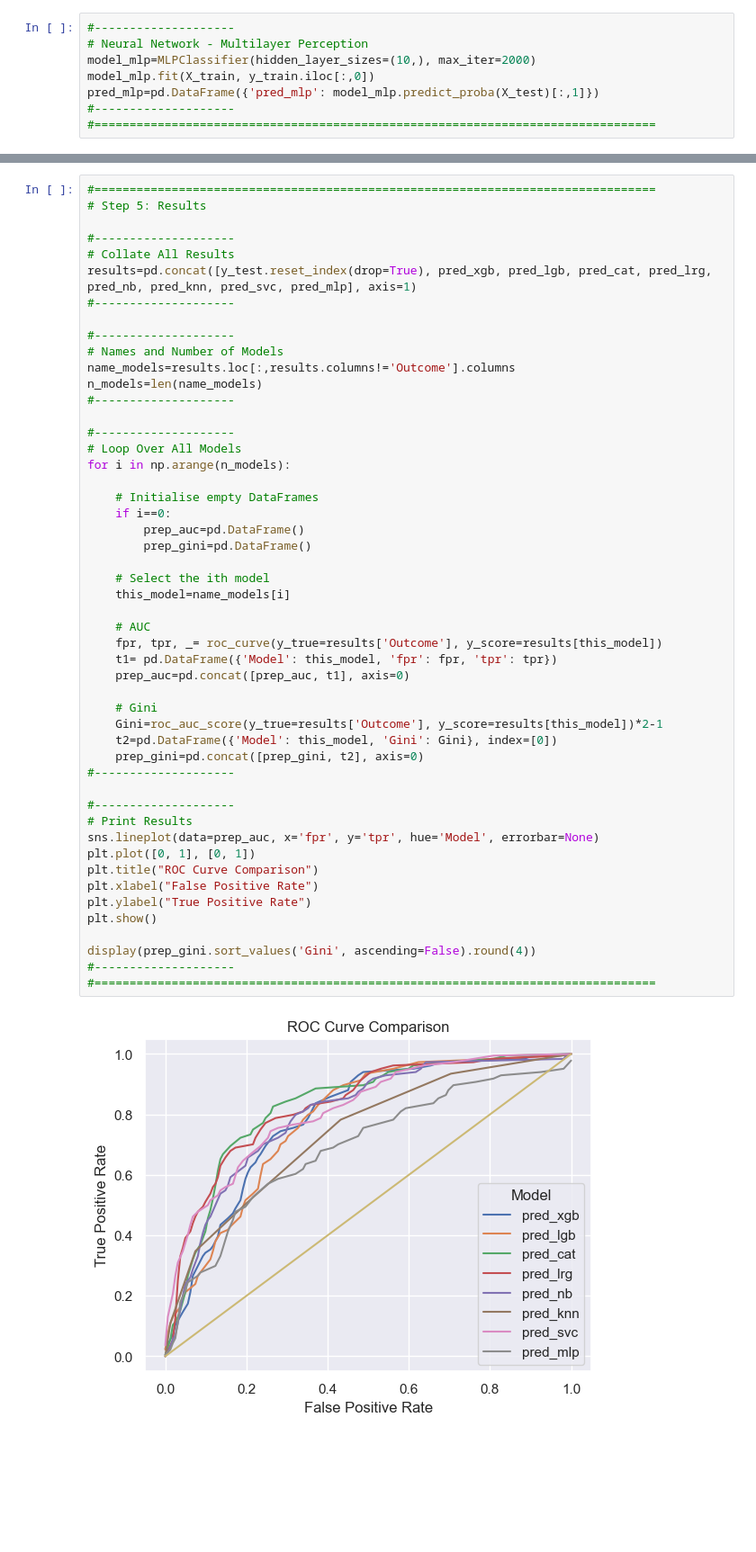
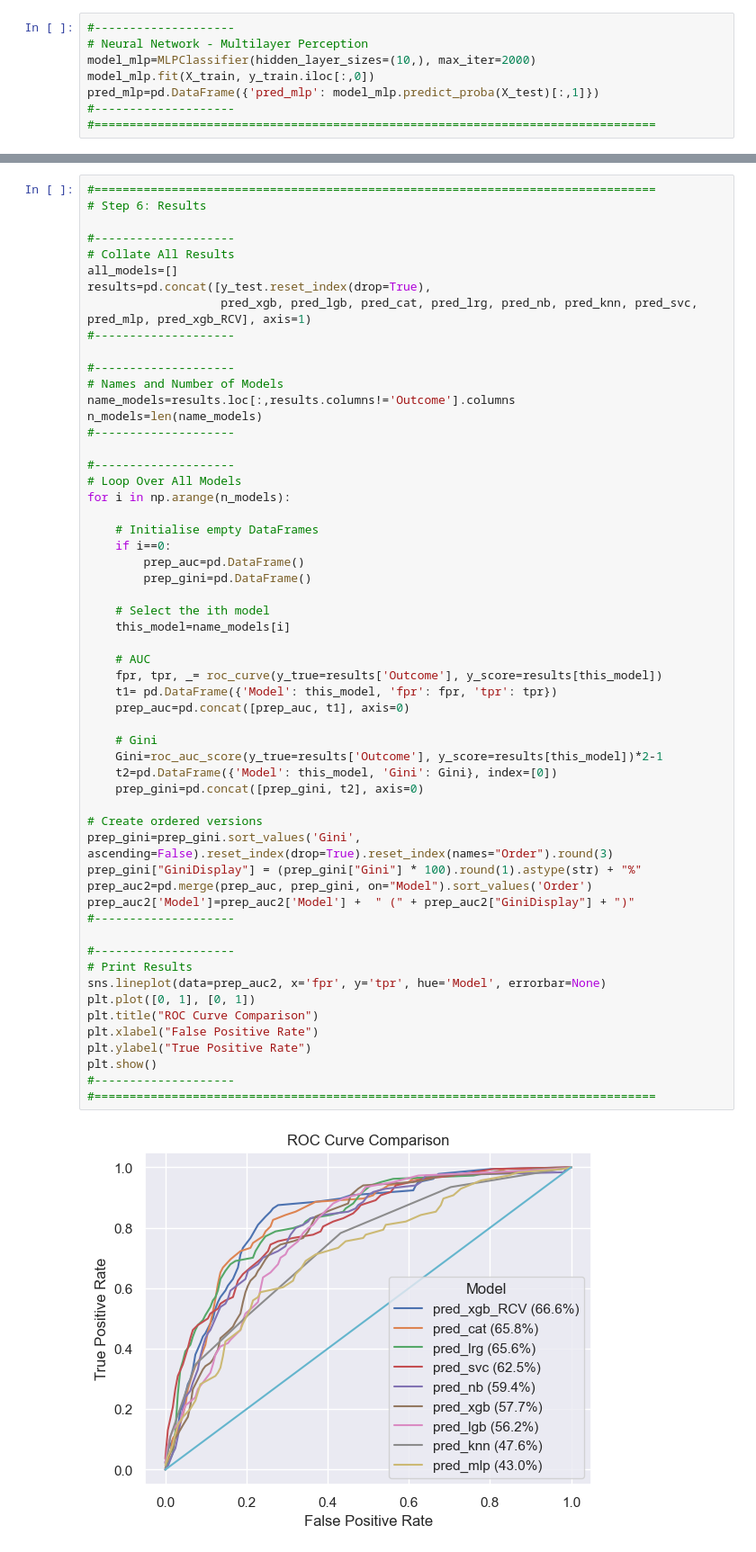
Before and after one commit to MarkThackham/MarkThackham.github.io, a Jupyter notebook: Portfolio/01 Code Base/01 Code Base.ipynb, the cells around one changed output, grey strips where cells are left out. Shown at 90% size. Cells and saved outputs as stored; diff of their text form; blank space fills up the shorter version.

```diff
--- a/Portfolio/01 Code Base/01 Code Base.ipynb
+++ b/Portfolio/01 Code Base/01 Code Base.ipynb
@@ -272,10 +373,12 @@ pred_mlp=pd.DataFrame({'pred_mlp': model_mlp.predict_proba(X_test)[:,1]})
 # %%
 #================================================================================
-# Step 5: Results
+# Step 6: Results
 
 #--------------------
 # Collate All Results
-results=pd.concat([y_test.reset_index(drop=True), pred_xgb, pred_lgb, pred_cat, pred_lrg, pred_nb, pred_knn, pred_svc, pred_mlp], axis=1)
+all_models=[]
+results=pd.concat([y_test.reset_index(drop=True),
+                   pred_xgb, pred_lgb, pred_cat, pred_lrg, pred_nb, pred_knn, pred_svc, pred_mlp, pred_xgb_RCV], axis=1)
 #--------------------
 
 #--------------------
@@ -290,34 +393,38 @@ for i in np.arange(n_models):
 
     # Initialise empty DataFrames
     if i==0:
         prep_auc=pd.DataFrame()
         prep_gini=pd.DataFrame()
 
     # Select the ith model
     this_model=name_models[i]
 
     # AUC
     fpr, tpr, _= roc_curve(y_true=results['Outcome'], y_score=results[this_model])
     t1= pd.DataFrame({'Model': this_model, 'fpr': fpr, 'tpr': tpr})
     prep_auc=pd.concat([prep_auc, t1], axis=0)
 
     # Gini
     Gini=roc_auc_score(y_true=results['Outcome'], y_score=results[this_model])*2-1
     t2=pd.DataFrame({'Model': this_model, 'Gini': Gini}, index=[0])
     prep_gini=pd.concat([prep_gini, t2], axis=0)
+
+# Create ordered versions
+prep_gini=prep_gini.sort_values('Gini', ascending=False).reset_index(drop=True).reset_index(names="Order").round(3)
+prep_gini["GiniDisplay"] = (prep_gini["Gini"] * 100).round(1).astype(str) + "%"
+prep_auc2=pd.merge(prep_auc, prep_gini, on="Model").sort_values('Order')
+prep_auc2['Model']=prep_auc2['Model'] +  " (" + prep_auc2["GiniDisplay"] + ")"
 #--------------------
 
 #--------------------
 # Print Results
-sns.lineplot(data=prep_auc, x='fpr', y='tpr', hue='Model', errorbar=None)
+sns.lineplot(data=prep_auc2, x='fpr', y='tpr', hue='Model', errorbar=None)
 plt.plot([0, 1], [0, 1])
 plt.title("ROC Curve Comparison")
 plt.xlabel("False Positive Rate")
 plt.ylabel("True Positive Rate")
 plt.show()
-
-display(prep_gini.sort_values('Gini', ascending=False).round(4))
 #--------------------
 #================================================================================
 # %% [output]
-[figure, old version]
+[figure, new version]
```
Also changed, not shown: parts of 8 cells of this notebook, 3 other files.
